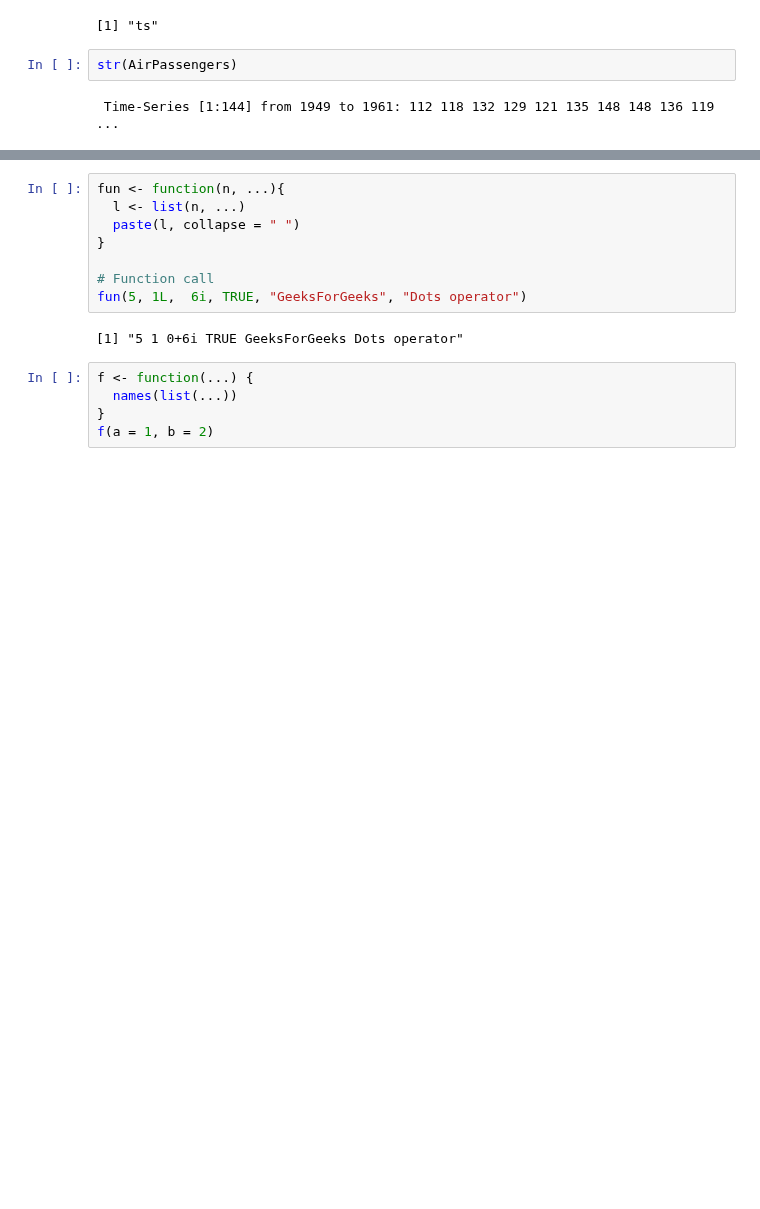
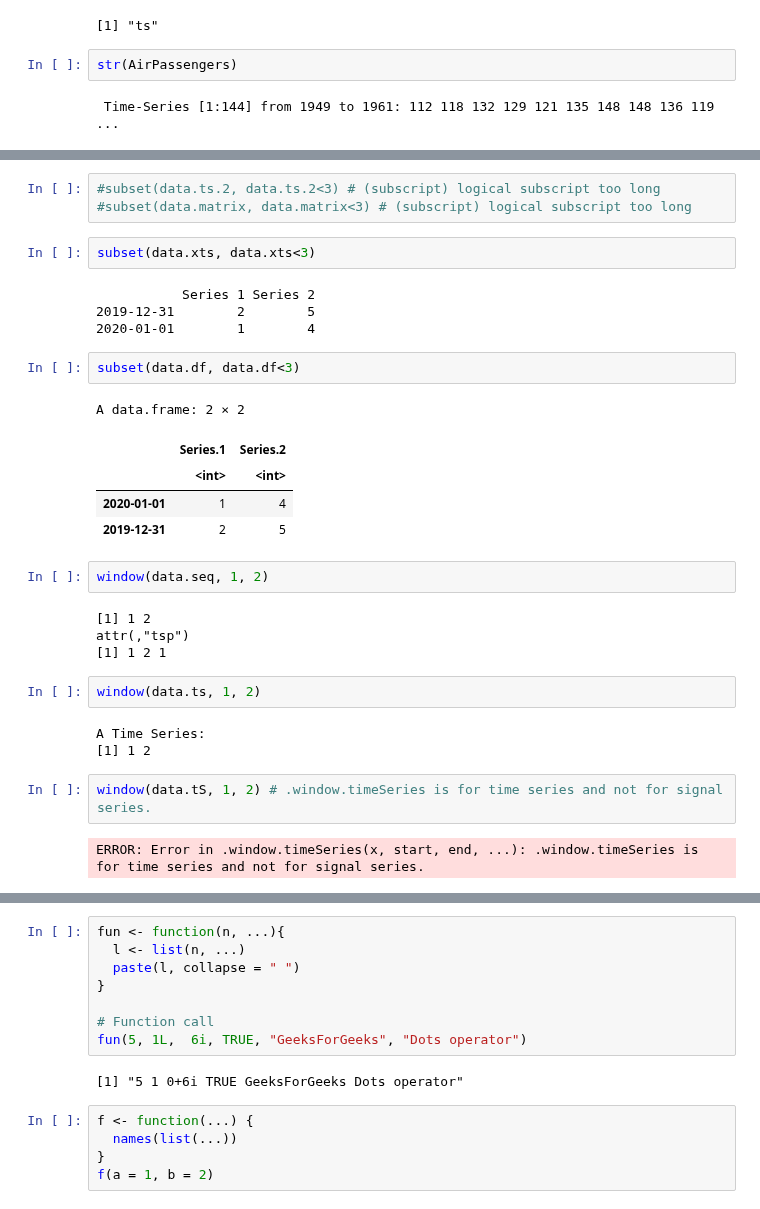
Before and after one commit to lbk209/timeseries, a Jupyter notebook: blog_about_R.ipynb, the cells around one changed output, grey strips where cells are left out. Saved outputs shown, nothing was run; the diff lists cells and outputs as text; blank space fills up the shorter version.

```diff
--- a/blog_about_R.ipynb
+++ b/blog_about_R.ipynb
@@ -114,0 +140,32 @@ str(AirPassengers)
+# %%
+#subset(data.ts.2, data.ts.2<3) # (subscript) logical subscript too long
+#subset(data.matrix, data.matrix<3) # (subscript) logical subscript too long
+# %%
+subset(data.xts, data.xts<3)
+# %% [output]
+           Series 1 Series 2
+2019-12-31        2        5
+2020-01-01        1        4
+# %%
+subset(data.df, data.df<3)
+# %% [output]
+A data.frame: 2 × 2
+|  | Series.1 | Series.2 |
+|  | <int> | <int> |
+| 2020-01-01 | 1 | 4 |
+| 2019-12-31 | 2 | 5 |
+# %%
+window(data.seq, 1, 2)
+# %% [output]
+[1] 1 2
+attr(,"tsp")
+[1] 1 2 1
+# %%
+window(data.ts, 1, 2)
+# %% [output]
+A Time Series:
+[1] 1 2
+# %%
+window(data.tS, 1, 2) # .window.timeSeries is for time series and not for signal series.
+# %% [output]
+ERROR: Error in .window.timeSeries(x, start, end, ...): .window.timeSeries is for time series and not for signal series.
```
Also changed, not shown: parts of 68 cells of this notebook.
